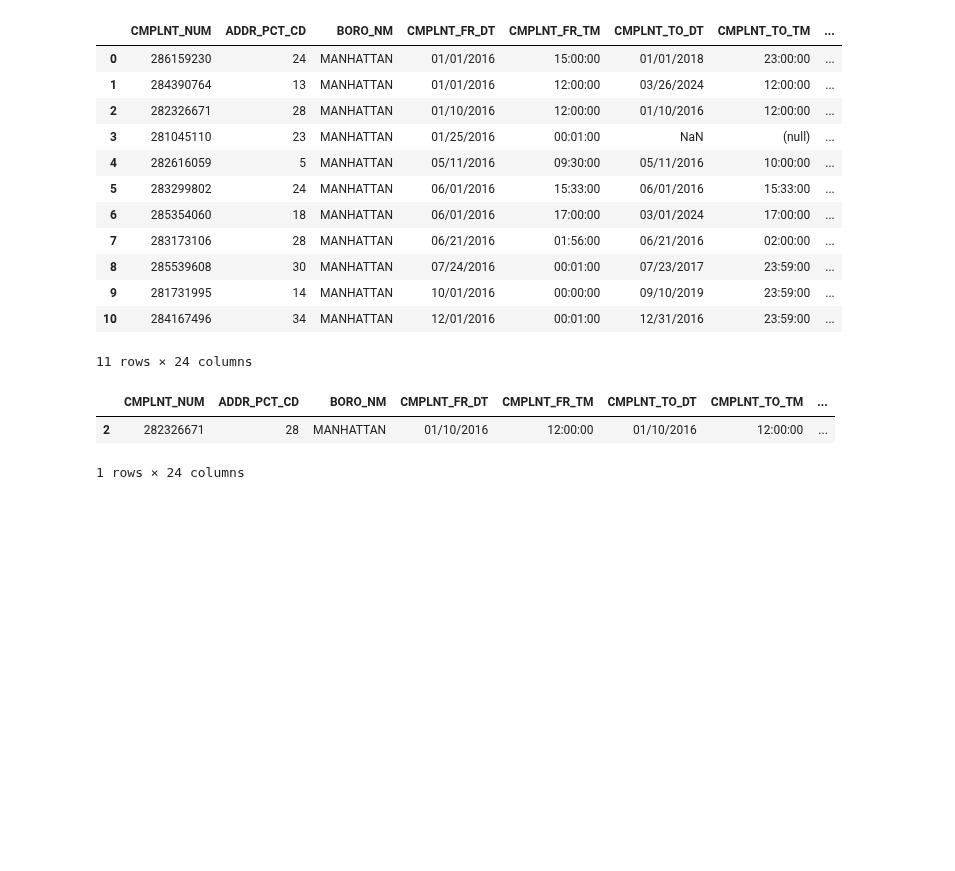
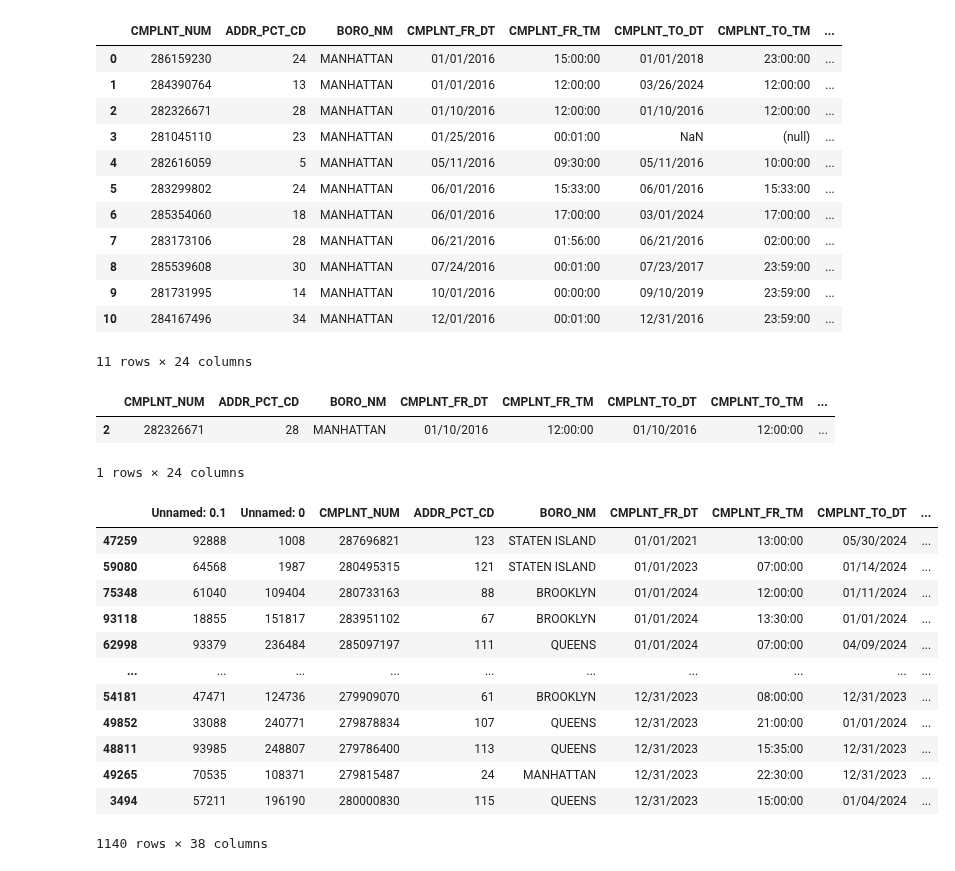
Before and after one commit to thezachdrake/UMD-INST627-Fall2024, a Jupyter notebook: notebooks/nadvi.ipynb, the cells around one changed output. Saved outputs shown, nothing was run; the diff lists cells and outputs as text; code cells hidden in the pictures; blank space fills up the shorter version.

```diff
--- a/notebooks/nadvi.ipynb
+++ b/notebooks/nadvi.ipynb
@@ -52,3 +52,31 @@ df_sorted
 |  | CMPLNT_NUM | ADDR_PCT_CD | BORO_NM | CMPLNT_FR_DT | CMPLNT_FR_TM | CMPLNT_TO_DT | CMPLNT_TO_TM | ... |
 | 2 | 282326671 | 28 | MANHATTAN | 01/10/2016 | 12:00:00 | 01/10/2016 | 12:00:00 | ... |
 1 rows × 24 columns
+# %%
+import pandas as pd
+
+# Load the dataset
+df = pd.read_csv("data/crimes.csv")
+
+# Filter for the specific crime "LARCENY, PETIT OF LICENSE PLATE"
+df_filtered = df[df['PD_DESC'] == "LARCENY,PETIT OF LICENSE PLATE"]
+
+# Sort the filtered dataset by a related field, for example, 'CMPLNT_FR_DT' (complaint start date)
+df_sorted = df_filtered.sort_values(by='CMPLNT_FR_DT')
+
+# Display the sorted dataframe
+df_sorted
+# %% [output]
+|  | Unnamed: 0.1 | Unnamed: 0 | CMPLNT_NUM | ADDR_PCT_CD | BORO_NM | CMPLNT_FR_DT | CMPLNT_FR_TM | CMPLNT_TO_DT | ... |
+| 47259 | 92888 | 1008 | 287696821 | 123 | STATEN ISLAND | 01/01/2021 | 13:00:00 | 05/30/2024 | ... |
+| 59080 | 64568 | 1987 | 280495315 | 121 | STATEN ISLAND | 01/01/2023 | 07:00:00 | 01/14/2024 | ... |
+| 75348 | 61040 | 109404 | 280733163 | 88 | BROOKLYN | 01/01/2024 | 12:00:00 | 01/11/2024 | ... |
+| 93118 | 18855 | 151817 | 283951102 | 67 | BROOKLYN | 01/01/2024 | 13:30:00 | 01/01/2024 | ... |
+| 62998 | 93379 | 236484 | 285097197 | 111 | QUEENS | 01/01/2024 | 07:00:00 | 04/09/2024 | ... |
+| ... | ... | ... | ... | ... | ... | ... | ... | ... | ... |
+| 54181 | 47471 | 124736 | 279909070 | 61 | BROOKLYN | 12/31/2023 | 08:00:00 | 12/31/2023 | ... |
+| 49852 | 33088 | 240771 | 279878834 | 107 | QUEENS | 12/31/2023 | 21:00:00 | 01/01/2024 | ... |
+| 48811 | 93985 | 248807 | 279786400 | 113 | QUEENS | 12/31/2023 | 15:35:00 | 12/31/2023 | ... |
+| 49265 | 70535 | 108371 | 279815487 | 24 | MANHATTAN | 12/31/2023 | 22:30:00 | 12/31/2023 | ... |
+| 3494 | 57211 | 196190 | 280000830 | 115 | QUEENS | 12/31/2023 | 15:00:00 | 01/04/2024 | ... |
+1140 rows × 38 columns
```
Also changed, not shown: parts of 32 cells of this notebook.
